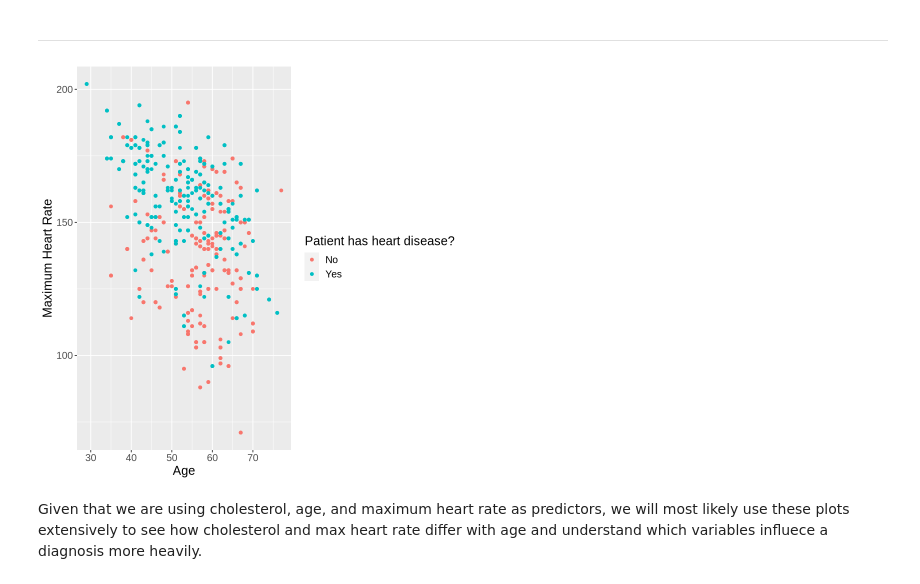
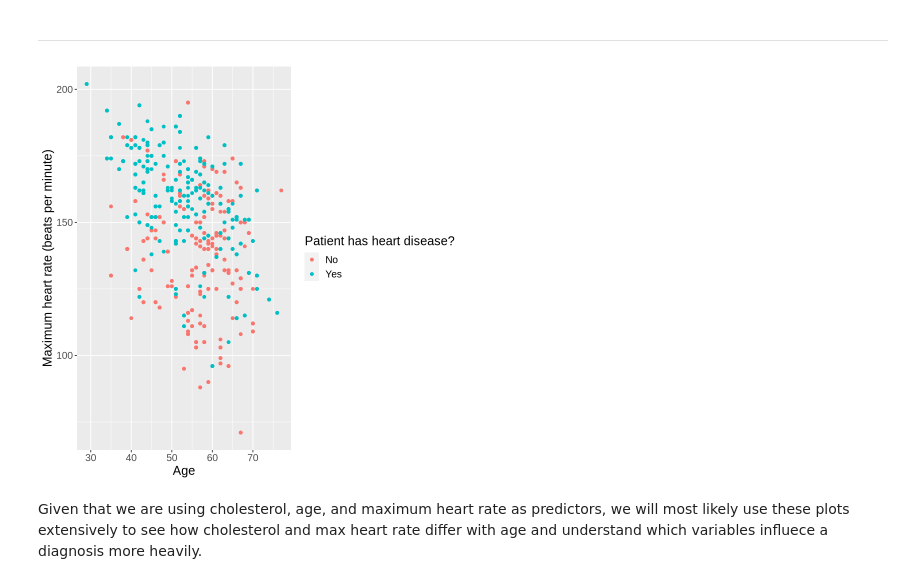
Before and after one commit to dislasriv/Heart-Disease-Data-Analysis, a Jupyter notebook: FinalizedProjectProposal.ipynb, the cells around one changed output. Saved outputs shown, nothing was run; the diff lists cells and outputs as text; code cells hidden in the pictures.

```diff
--- a/FinalizedProjectProposal.ipynb
+++ b/FinalizedProjectProposal.ipynb
@@ -129,13 +129,13 @@ heart_disease_chol
 ------------------------------------------------------------------------------------------------------------------------
 # %%
 
-heart_disease_rate <- ggplot(data=training_set, aes(x=age, y=max_bpm, colour = diagnosis))+
+heart_disease_bpm <- ggplot(training_set, aes(x=age, y=max_bpm, colour = diagnosis))+
                      geom_point()+
-                     labs(x = "Age", y = "Maximum Heart Rate", colour = "Patient has heart disease?")+
+                     labs(x = "Age", y = "Maximum heart rate (beats per minute)", colour = "Patient has heart disease?")+
                      theme(text = element_text(size = 15))
-heart_disease_rate
+heart_disease_bpm
 # %% [output]
-[figure, old version]
+[figure, new version]
 # %% [markdown]
 Given that we are using cholesterol, age, and maximum heart rate as predictors, we will most likely use these plots extensively to see how cholesterol and max heart rate differ with age and understand which variables influece a diagnosis more heavily.
 # %% [markdown]
```
Also changed, not shown: parts of 1 cell of this notebook.
